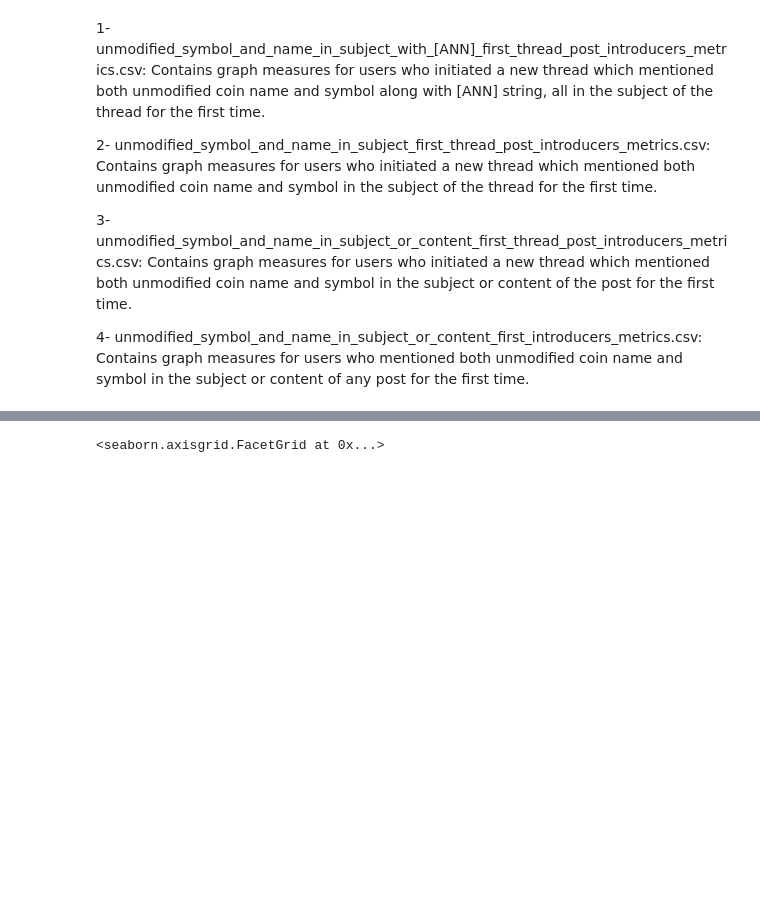
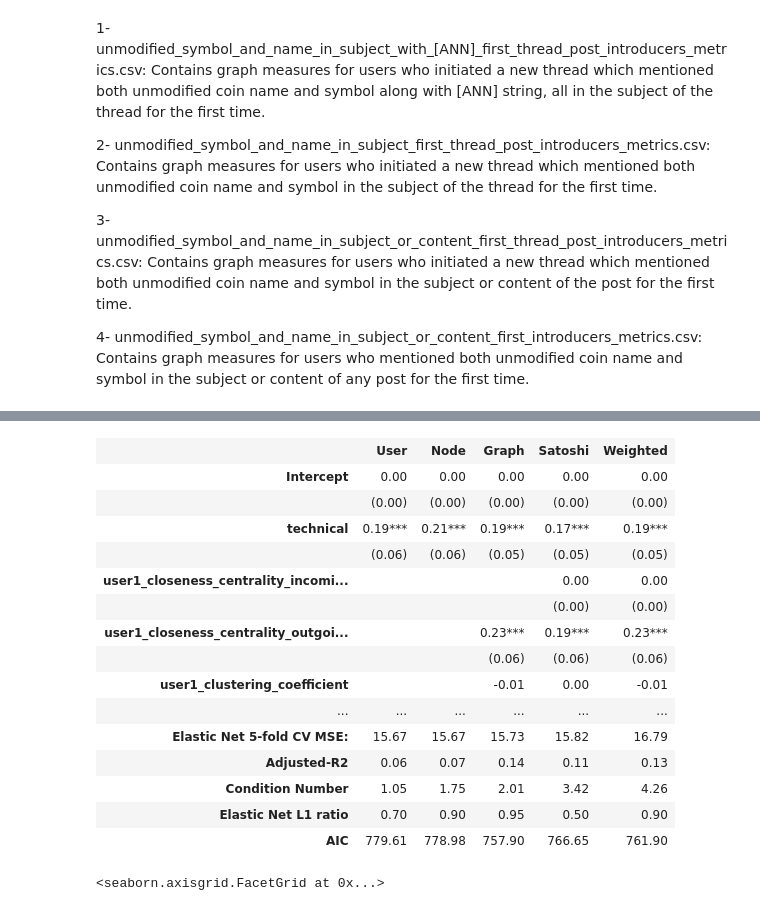
Before and after one commit to nikete/Comunity-Structure-Extremely-Speculative-Asset-Dynamics, a Jupyter notebook: coins networks structure.ipynb, the cells around one changed output, grey strips where cells are left out. Cells and saved outputs as stored; diff of their text form; code cells hidden in the pictures; blank space fills up the shorter version.

```diff
--- a/coins networks structure.ipynb
+++ b/coins networks structure.ipynb
@@ -155,0 +186,19 @@ True
+# %%
+make_regression_tables("log_market_num",l)
+# %% [output]
+|  | User | Node | Graph | Satoshi | Weighted |
+| Intercept | 0.00 | 0.00 | 0.00 | 0.00 | 0.00 |
+|  | (0.00) | (0.00) | (0.00) | (0.00) | (0.00) |
+| technical | 0.19*** | 0.21*** | 0.19*** | 0.17*** | 0.19*** |
+|  | (0.06) | (0.06) | (0.05) | (0.05) | (0.05) |
+| user1_closeness_centrality_incomi... |  |  |  | 0.00 | 0.00 |
+|  |  |  |  | (0.00) | (0.00) |
+| user1_closeness_centrality_outgoi... |  |  | 0.23*** | 0.19*** | 0.23*** |
+|  |  |  | (0.06) | (0.06) | (0.06) |
+| user1_clustering_coefficient |  |  | -0.01 | 0.00 | -0.01 |
+| ... | ... | ... | ... | ... | ... |
+| Elastic Net 5-fold CV MSE: | 15.67 | 15.67 | 15.73 | 15.82 | 16.79 |
+| Adjusted-R2 | 0.06 | 0.07 | 0.14 | 0.11 | 0.13 |
+| Condition Number | 1.05 | 1.75 | 2.01 | 3.42 | 4.26 |
+| Elastic Net L1 ratio | 0.70 | 0.90 | 0.95 | 0.50 | 0.90 |
+| AIC | 779.61 | 778.98 | 757.90 | 766.65 | 761.90 |
```
Also changed, not shown: parts of 9 cells of this notebook, 13 other files.
